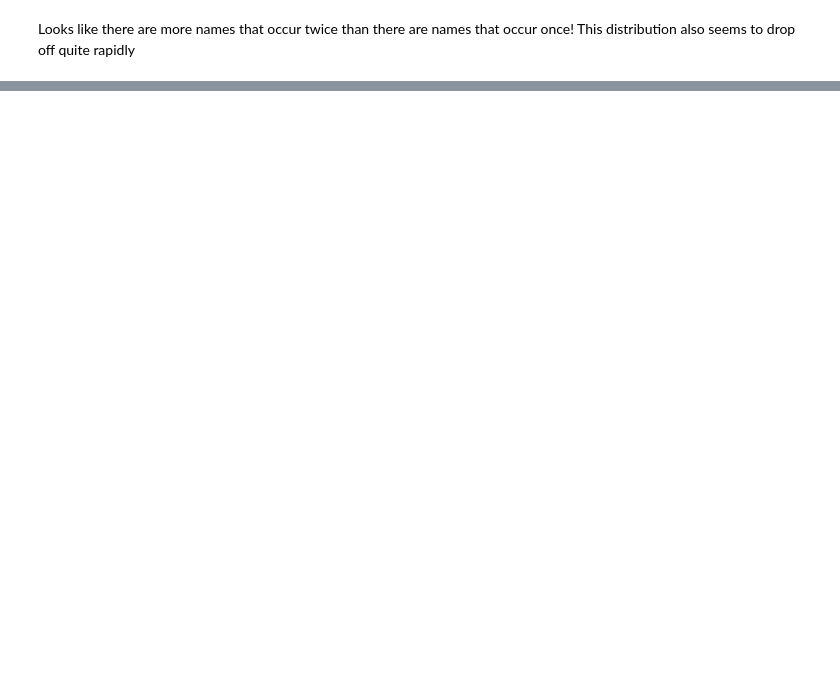
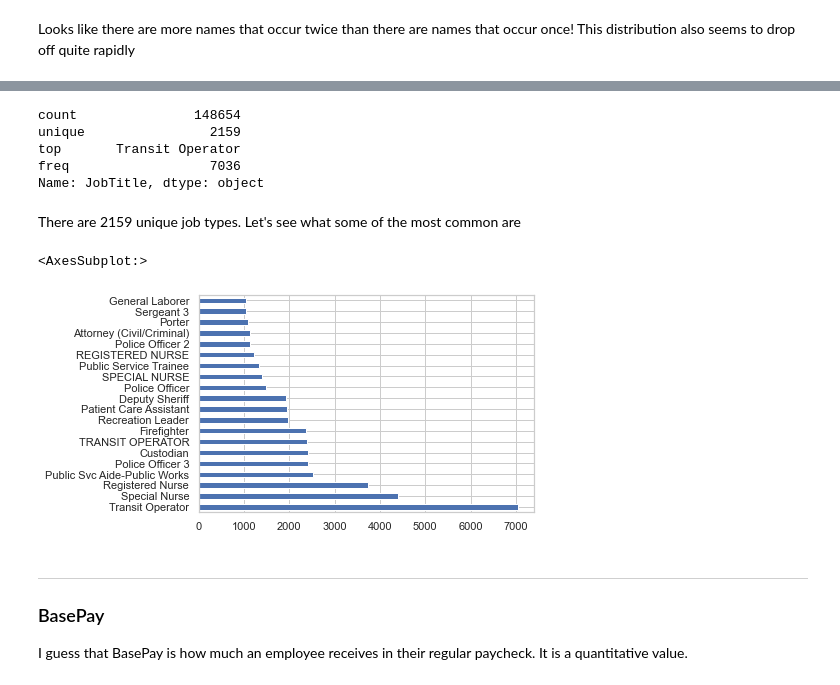
Before and after one commit to natemcintosh/visualization_en605662, a Jupyter notebook: 2_project/data_processing.ipynb, the cells around one changed output, grey strips where cells are left out. Drawn from its saved outputs; the diff is of its cells as text; code cells hidden in the pictures; blank space fills up the shorter version.

```diff
--- a/2_project/data_processing.ipynb
+++ b/2_project/data_processing.ipynb
@@ -165,0 +146,19 @@ Looks like there are more names that occur twice than there are names that occur
+# %%
+data.JobTitle.describe()
+# %% [output]
+count               148654
+unique                2159
+top       Transit Operator
+freq                  7036
+Name: JobTitle, dtype: object
+# %% [markdown]
+There are 2159 unique job types. Let's see what some of the most common are
+# %%
+data.JobTitle.value_counts().head(20).plot.barh()
+# %% [output]
+<AxesSubplot:>
+[figure, added]
+# %% [markdown]
+---
+### BasePay
+I guess that BasePay is how much an employee receives in their regular paycheck. It is a quantitative value.
```
Also changed, not shown: parts of 58 cells of this notebook, 3 other files.
